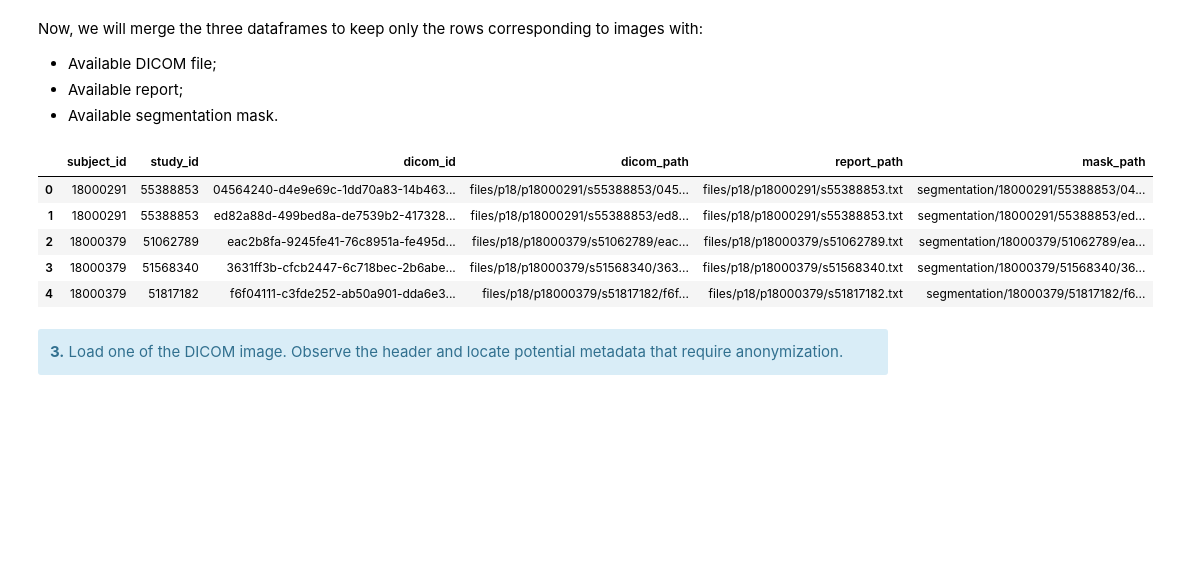
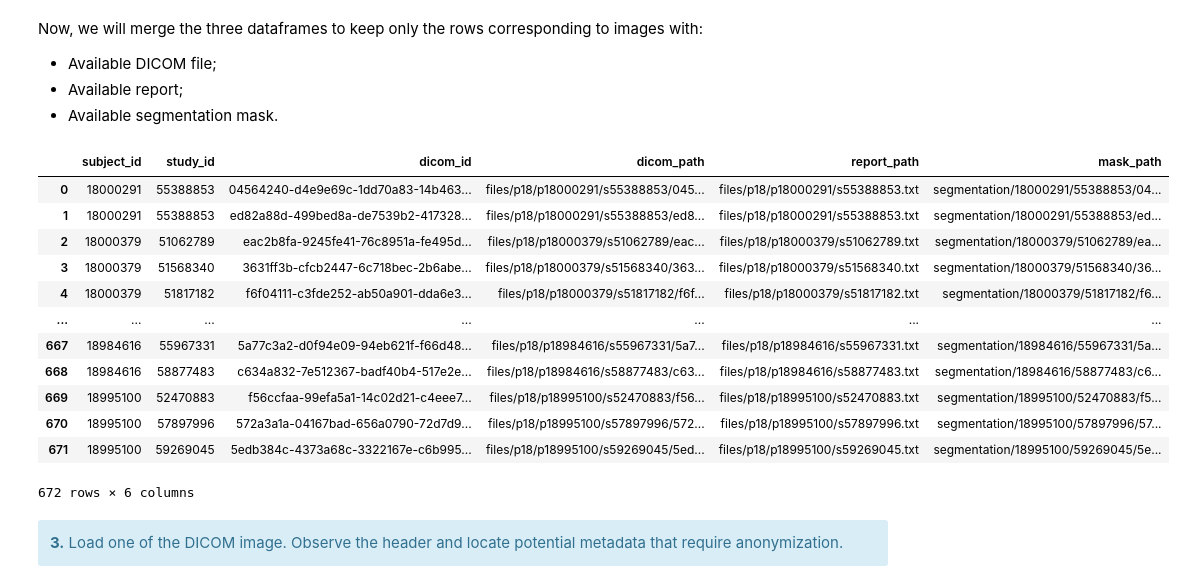
Before and after one commit to Christelleelkhoury/AIM, a Jupyter notebook: project/week2-solution.ipynb, the cells around one changed output. Saved outputs shown, nothing was run; the diff lists cells and outputs as text; code cells hidden in the pictures; blank space fills up the shorter version.

```diff
--- a/project/week2-solution.ipynb
+++ b/project/week2-solution.ipynb
@@ -101,6 +101,6 @@ subset_record_df
 # %%
 ## Get list of available reports
-file_study_list = glob(f'{DATA_PATH}/files/*/*/*.txt')[
+file_study_list = glob(f'{DATA_PATH}/files/*/*/*.txt')
 file_study_list = [f[len(DATA_PATH)+1:] for f in file_study_list]
 
 # Get subset csv files with only information on available subjects
@@ -151,16 +151,23 @@ Now, we will merge the three dataframes to keep only the rows corresponding to i
 # %%
 metadata_df = pd.merge(subset_record_df, subset_study_df, on=['study_id', 'subject_id'])
 metadata_df = pd.merge(metadata_df, subset_mask_df, on=['study_id', 'subject_id','dicom_id'])
 metadata_df.columns = ['subject_id', 'study_id', 'dicom_id', 'dicom_path', 'report_path', 'mask_path']
 
-metadata_df.head()
+metadata_df#.head()
 # %% [output]
 |  | subject_id | study_id | dicom_id | dicom_path | report_path | mask_path |
 | 0 | 18000291 | 55388853 | 04564240-d4e9e69c-1dd70a83-14b463... | files/p18/p18000291/s55388853/045... | files/p18/p18000291/s55388853.txt | segmentation/18000291/55388853/04... |
 | 1 | 18000291 | 55388853 | ed82a88d-499bed8a-de7539b2-417328... | files/p18/p18000291/s55388853/ed8... | files/p18/p18000291/s55388853.txt | segmentation/18000291/55388853/ed... |
 | 2 | 18000379 | 51062789 | eac2b8fa-9245fe41-76c8951a-fe495d... | files/p18/p18000379/s51062789/eac... | files/p18/p18000379/s51062789.txt | segmentation/18000379/51062789/ea... |
 | 3 | 18000379 | 51568340 | 3631ff3b-cfcb2447-6c718bec-2b6abe... | files/p18/p18000379/s51568340/363... | files/p18/p18000379/s51568340.txt | segmentation/18000379/51568340/36... |
 | 4 | 18000379 | 51817182 | f6f04111-c3fde252-ab50a901-dda6e3... | files/p18/p18000379/s51817182/f6f... | files/p18/p18000379/s51817182.txt | segmentation/18000379/51817182/f6... |
+| ... | ... | ... | ... | ... | ... | ... |
+| 667 | 18984616 | 55967331 | 5a77c3a2-d0f94e09-94eb621f-f66d48... | files/p18/p18984616/s55967331/5a7... | files/p18/p18984616/s55967331.txt | segmentation/18984616/55967331/5a... |
+| 668 | 18984616 | 58877483 | c634a832-7e512367-badf40b4-517e2e... | files/p18/p18984616/s58877483/c63... | files/p18/p18984616/s58877483.txt | segmentation/18984616/58877483/c6... |
+| 669 | 18995100 | 52470883 | f56ccfaa-99efa5a1-14c02d21-c4eee7... | files/p18/p18995100/s52470883/f56... | files/p18/p18995100/s52470883.txt | segmentation/18995100/52470883/f5... |
+| 670 | 18995100 | 57897996 | 572a3a1a-04167bad-656a0790-72d7d9... | files/p18/p18995100/s57897996/572... | files/p18/p18995100/s57897996.txt | segmentation/18995100/57897996/57... |
+| 671 | 18995100 | 59269045 | 5edb384c-4373a68c-3322167e-c6b995... | files/p18/p18995100/s59269045/5ed... | files/p18/p18995100/s59269045.txt | segmentation/18995100/59269045/5e... |
+672 rows × 6 columns
 # %% [markdown]
 <div class="alert alert-block alert-info">
 <b>3.</b> Load one of the DICOM image. Observe the header and locate potential metadata that require anonymization.
```
Also changed, not shown: parts of 9 cells of this notebook, 1 other file.
